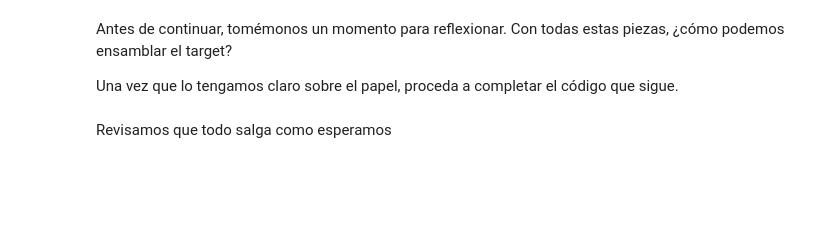
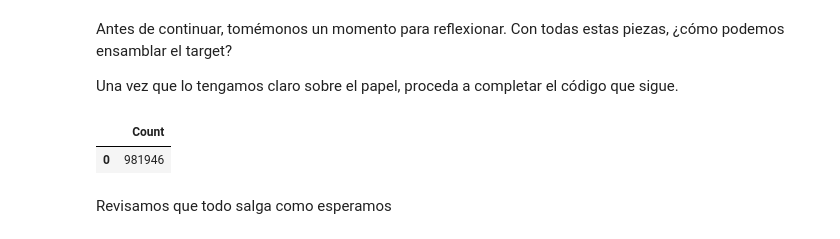
Before and after one commit to dmecoyfin/dmeyf2024, a Jupyter notebook: src/monday/z201_SQL_con_clase.ipynb, the cells around one changed output. Saved outputs shown, nothing was run; the diff lists cells and outputs as text; code cells hidden in the pictures; blank space fills up the shorter version.

```diff
--- a/src/monday/z201_SQL_con_clase.ipynb
+++ b/src/monday/z201_SQL_con_clase.ipynb
@@ -157,25 +266,29 @@ Una vez que lo tengamos claro sobre el papel, proceda a completar el código que
 # %%
 %%sql
 create or replace table competencia_01 as
 with periodos as (
     select distinct foto_mes from competencia_01_crudo
 ), clientes as (
     select distinct numero_de_cliente from competencia_01_crudo
 ), todo as (
     select numero_de_cliente, foto_mes from clientes cross join periodos
 ), clase_ternaria as (
     select
         c.*
         , if(c.numero_de_cliente is null, 0, 1) as mes_0
         , lead(mes_0, 1) over (partition by t.numero_de_cliente order by foto_mes) as mes_1
         , lead(mes_0, 2) over (partition by t.numero_de_cliente order by foto_mes) as mes_2
-        , null as clase_ternaria -- Replazar null por la lógica que genera el target
+        , if (mes_2 = 1, 'CONTINUA',
+          if(mes_1 = 1 , 'BAJA+2', 'BAJA+1')), null as clase_ternaria -- Replazar null por la lógica que genera el target
     from todo t
     left join competencia_01_crudo c using (numero_de_cliente, foto_mes)
 ) select
   * EXCLUDE (mes_0, mes_1, mes_2)
 from clase_ternaria
 where mes_0 = 1
+# %% [output]
+|  | Count |
+| 0 | 981946 |
 # %% [markdown]
 Revisamos que todo salga como esperamos
 # %%
```
Also changed, not shown: parts of 14 cells of this notebook, 2 other files.
